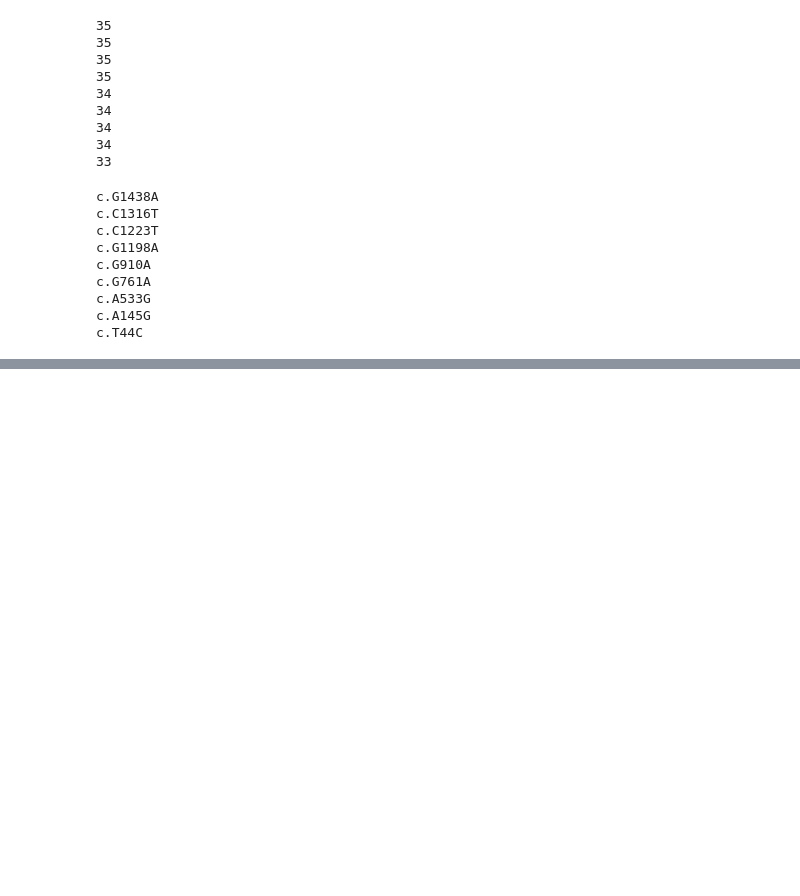
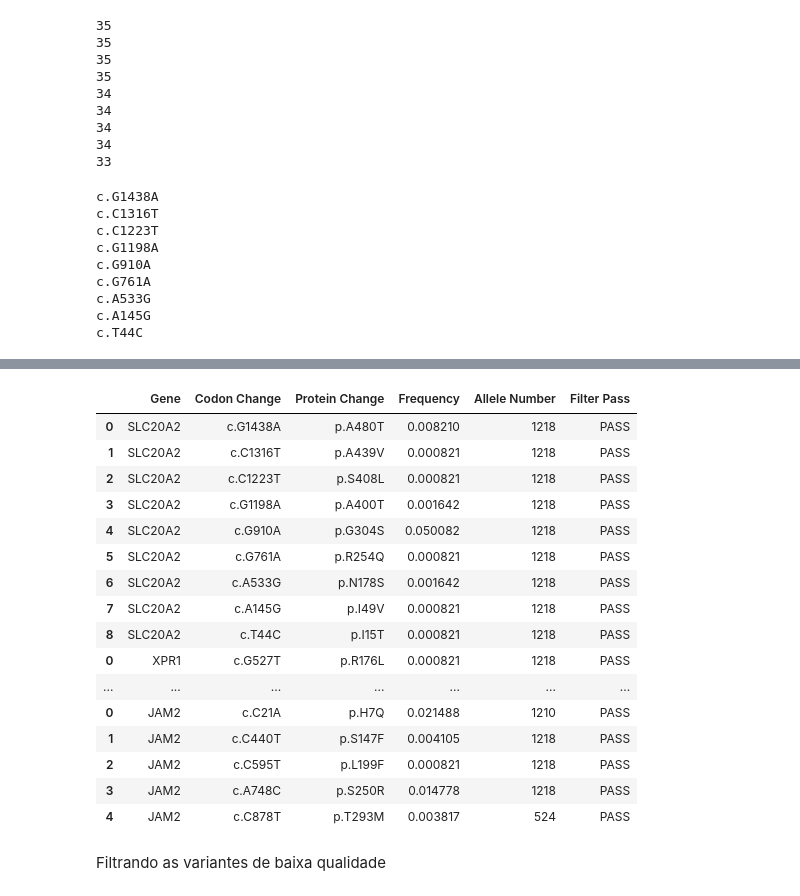
Before and after one commit to mouradap/abraomAnalysis, a Jupyter notebook: analysis.ipynb, the cells around one changed output, grey strips where cells are left out. Saved outputs shown, nothing was run; the diff lists cells and outputs as text; code cells hidden in the pictures; blank space fills up the shorter version.

```diff
--- a/analysis.ipynb
+++ b/analysis.ipynb
@@ -148,0 +223,7 @@ nsVar['KIAA1161']
+# %%
+slc20a2['Gene'] = 'SLC20A2'
+# %%
+cols = slc20a2.columns.tolist()
+cols = cols[-1:] + cols[:-1]
+slc20a2 = slc20a2[cols]
+slc20a2
@@ -148,0 +241,58 @@ nsVar['KIAA1161']
+# %%
+xpr1 = pd.DataFrame(varAnnot['XPR1'])
+xpr1.columns = ['Codon Change', 'Protein Change', 'Frequency', 'Allele Number', 'Filter Pass']
+xpr1['Gene'] = 'XPR1'
+cols = xpr1.columns.tolist()
+cols = cols[-1:] + cols[:-1]
+xpr1 = xpr1[cols]
+
+pfbcNSVars = pd.concat([slc20a2, xpr1], join = 'outer')
+
+pdgfb = pd.DataFrame(varAnnot['PDGFB'])
+pdgfb.columns = ['Codon Change', 'Protein Change', 'Frequency', 'Allele Number', 'Filter Pass']
+pdgfb['Gene'] = 'PDGFB'
+cols = pdgfb.columns.tolist()
+cols = cols[-1:] + cols[:-1]
+pdgfb = pdgfb[cols]
+
+pfbcNSVars = pd.concat([pfbcNSVars, pdgfb], join = 'outer')
+
+pdgfrb = pd.DataFrame(varAnnot['PDGFRB'])
+pdgfrb.columns = ['Codon Change', 'Protein Change', 'Frequency', 'Allele Number', 'Filter Pass']
+pdgfrb['Gene'] = 'PDGFRB'
+cols = pdgfrb.columns.tolist()
+cols = cols[-1:] + cols[:-1]
+pdgfrb = pdgfrb[cols]
+
+pfbcNSVars = pd.concat([pfbcNSVars, pdgfrb], join = 'outer')
+
+jam2 = pd.DataFrame(varAnnot['JAM2'])
+jam2.columns = ['Codon Change', 'Protein Change', 'Frequency', 'Allele Number', 'Filter Pass']
+jam2['Gene'] = 'JAM2'
+cols = jam2.columns.tolist()
+cols = cols[-1:] + cols[:-1]
+jam2 = jam2[cols]
+
+pfbcNSVars = pd.concat([pfbcNSVars, jam2], join = 'outer')
+# %%
+pfbcNSVars
+# %% [output]
+|  | Gene | Codon Change | Protein Change | Frequency | Allele Number | Filter Pass |
+| 0 | SLC20A2 | c.G1438A | p.A480T | 0.008210 | 1218 | PASS |
+| 1 | SLC20A2 | c.C1316T | p.A439V | 0.000821 | 1218 | PASS |
+| 2 | SLC20A2 | c.C1223T | p.S408L | 0.000821 | 1218 | PASS |
+| 3 | SLC20A2 | c.G1198A | p.A400T | 0.001642 | 1218 | PASS |
+| 4 | SLC20A2 | c.G910A | p.G304S | 0.050082 | 1218 | PASS |
+| 5 | SLC20A2 | c.G761A | p.R254Q | 0.000821 | 1218 | PASS |
+| 6 | SLC20A2 | c.A533G | p.N178S | 0.001642 | 1218 | PASS |
+| 7 | SLC20A2 | c.A145G | p.I49V | 0.000821 | 1218 | PASS |
+| 8 | SLC20A2 | c.T44C | p.I15T | 0.000821 | 1218 | PASS |
+| 0 | XPR1 | c.G527T | p.R176L | 0.000821 | 1218 | PASS |
+| ... | ... | ... | ... | ... | ... | ... |
+| 0 | JAM2 | c.C21A | p.H7Q | 0.021488 | 1210 | PASS |
+| 1 | JAM2 | c.C440T | p.S147F | 0.004105 | 1218 | PASS |
+| 2 | JAM2 | c.C595T | p.L199F | 0.000821 | 1218 | PASS |
+| 3 | JAM2 | c.A748C | p.S250R | 0.014778 | 1218 | PASS |
+| 4 | JAM2 | c.C878T | p.T293M | 0.003817 | 524 | PASS |
+# %% [markdown]
+Filtrando as variantes de baixa qualidade
```
Also changed, not shown: parts of 32 cells of this notebook, 4 other files.
